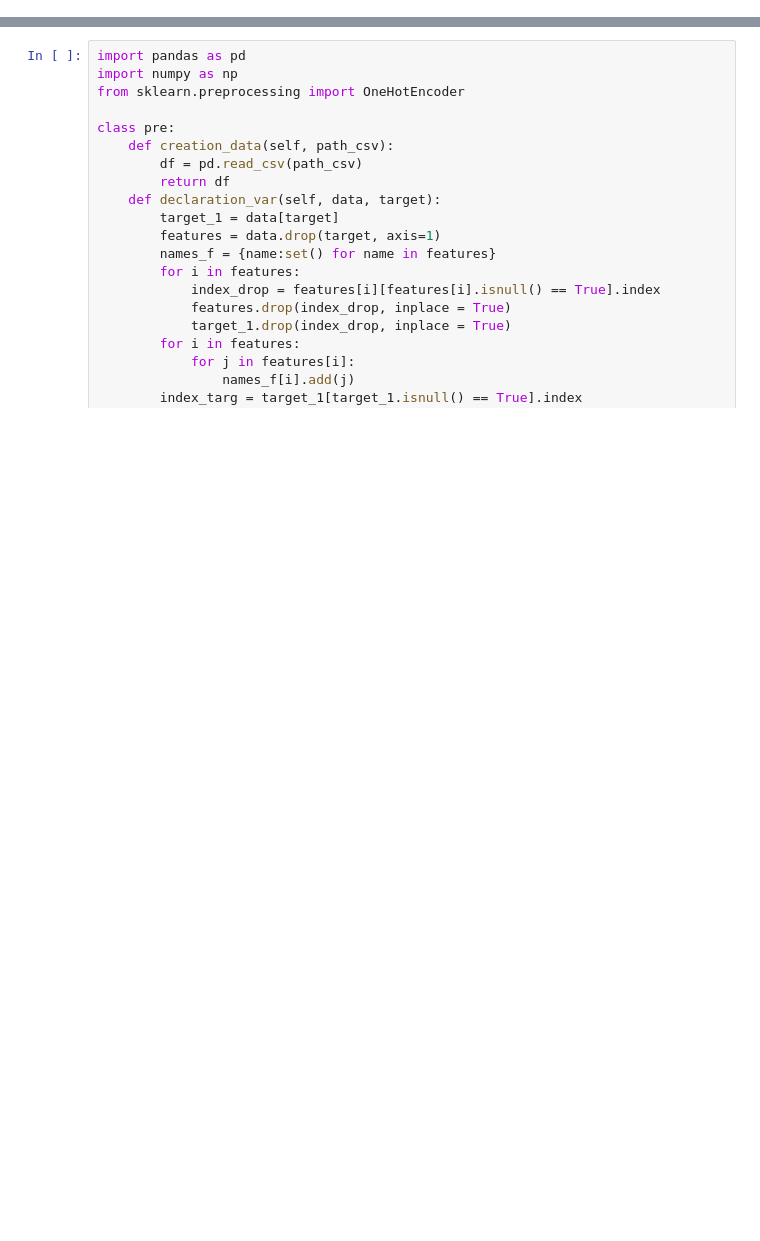
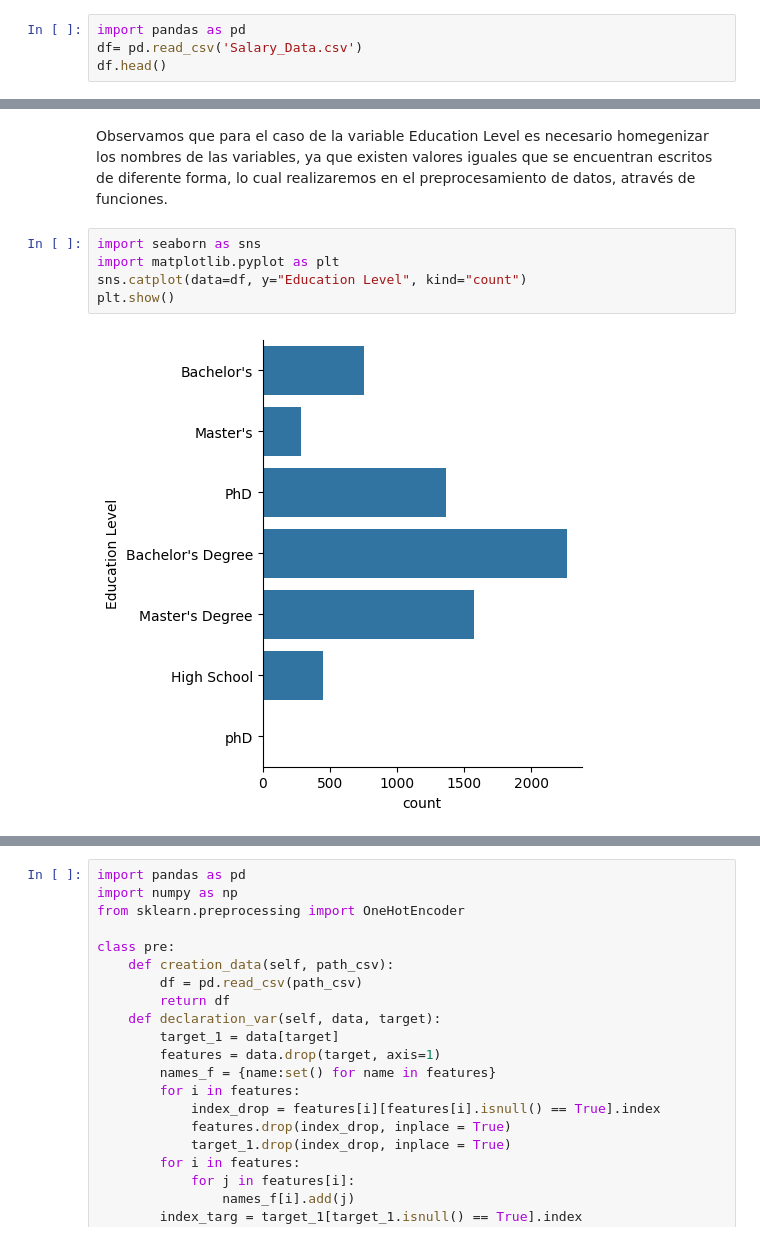
Before and after one commit to Santiagosphysics/Prediccion-salarios, a Jupyter notebook: jupyter_notebook.ipynb, the cells around one changed output, grey strips where cells are left out. Cells and saved outputs as stored; diff of their text form; blank space fills up the shorter version.

```diff
--- a/jupyter_notebook.ipynb
+++ b/jupyter_notebook.ipynb
@@ -0,0 +44,4 @@
+# %%
+import pandas as pd
+df= pd.read_csv('Salary_Data.csv')
+df.head()
@@ -0,0 +108,9 @@
+# %% [markdown]
+Observamos que para el caso de la variable Education Level es necesario homegenizar los nombres de las variables, ya que existen valores iguales que se encuentran escritos de diferente forma, lo cual realizaremos en el preprocesamiento de datos, através de funciones.
+# %%
+import seaborn as sns
+import matplotlib.pyplot as plt
+sns.catplot(data=df, y="Education Level", kind="count")
+plt.show()
+# %% [output]
+[figure, added]
```
Also changed, not shown: parts of 20 cells of this notebook.
